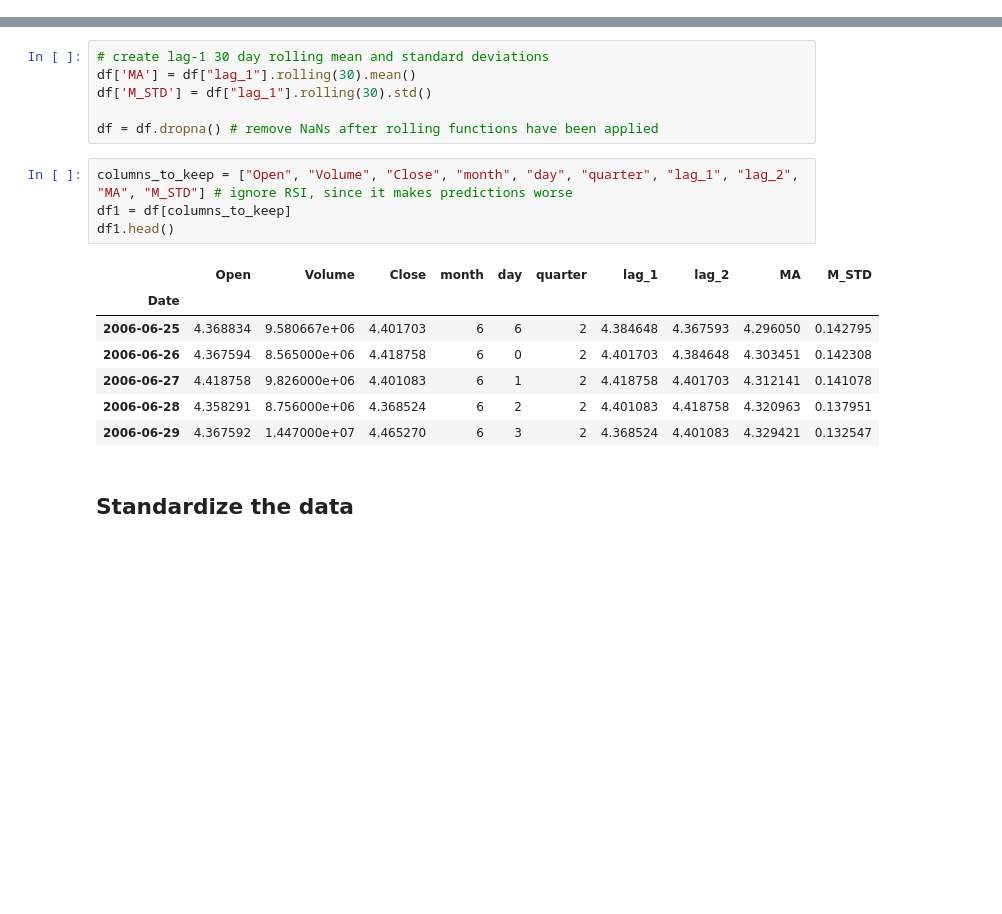
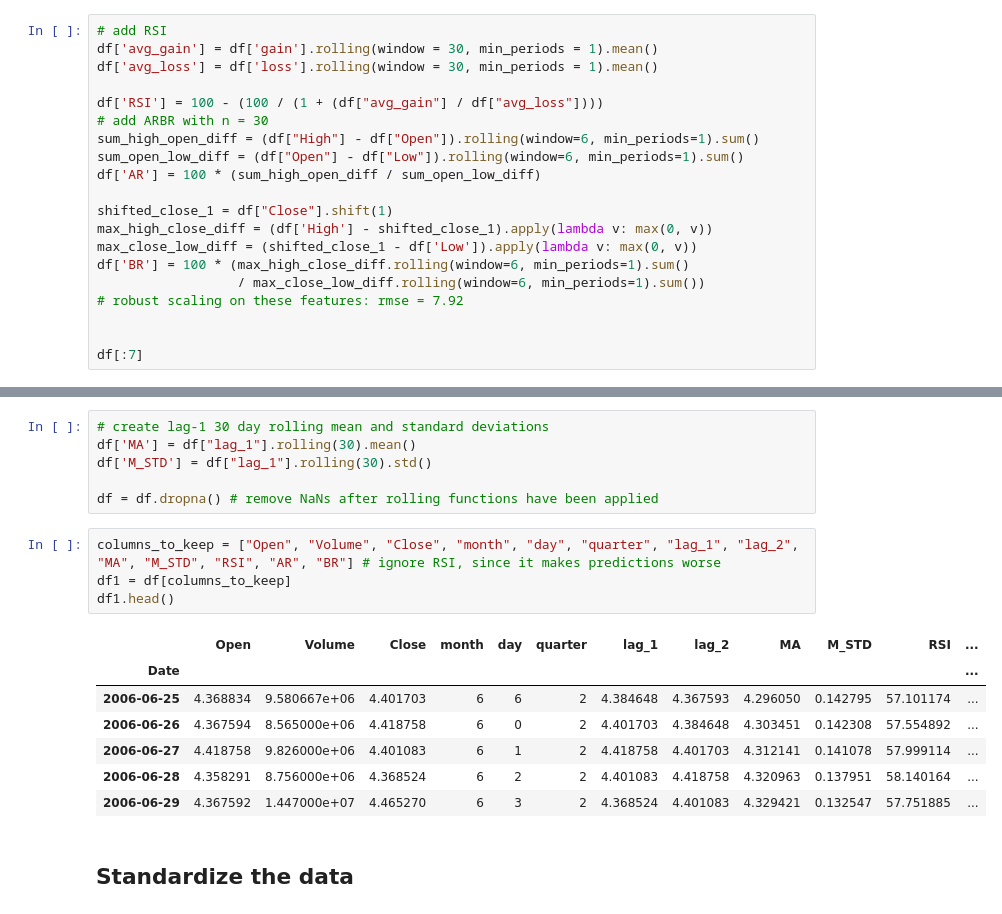
Before and after one commit to yjiahao/time-series-stocks, a Jupyter notebook: XGBoost.ipynb, the cells around one changed output, grey strips where cells are left out. Saved outputs shown, nothing was run; the diff lists cells and outputs as text; blank space fills up the shorter version.

```diff
--- a/XGBoost.ipynb
+++ b/XGBoost.ipynb
@@ -113,3 +111,23 @@ df.head()
 | 2006-05-29 | 4.214332 | 4.225262 | 4.015487 | 4.114793 | 63184500.0 | 0.0 | 0.0 | 5 | 0 | 2 | ... |
 | 2006-05-30 | 4.183400 | 4.184330 | 3.986184 | 4.093164 | 49898000.0 | 0.0 | 0.0 | 5 | 1 | 2 | ... |
 | 2006-05-31 | 4.125723 | 4.219679 | 4.125723 | 4.180608 | 30002000.0 | 0.0 | 0.0 | 5 | 2 | 2 | ... |
+# %%
+# add RSI
+df['avg_gain'] = df['gain'].rolling(window = 30, min_periods = 1).mean()
+df['avg_loss'] = df['loss'].rolling(window = 30, min_periods = 1).mean()
+
+df['RSI'] = 100 - (100 / (1 + (df["avg_gain"] / df["avg_loss"])))
+# add ARBR with n = 30
+sum_high_open_diff = (df["High"] - df["Open"]).rolling(window=6, min_periods=1).sum()
+sum_open_low_diff = (df["Open"] - df["Low"]).rolling(window=6, min_periods=1).sum()
+df['AR'] = 100 * (sum_high_open_diff / sum_open_low_diff)
+
+shifted_close_1 = df["Close"].shift(1)
+max_high_close_diff = (df['High'] - shifted_close_1).apply(lambda v: max(0, v))
+max_close_low_diff = (shifted_close_1 - df['Low']).apply(lambda v: max(0, v))
+df['BR'] = 100 * (max_high_close_diff.rolling(window=6, min_periods=1).sum()
+                  / max_close_low_diff.rolling(window=6, min_periods=1).sum())
+# robust scaling on these features: rmse = 7.92
+
+
+df[:7]
@@ -120,17 +148,17 @@ df['M_STD'] = df["lag_1"].rolling(30).std()
 
 df = df.dropna() # remove NaNs after rolling functions have been applied
 # %%
-columns_to_keep = ["Open", "Volume", "Close", "month", "day", "quarter", "lag_1", "lag_2", "MA", "M_STD"] # ignore RSI, since it makes predictions worse
+columns_to_keep = ["Open", "Volume", "Close", "month", "day", "quarter", "lag_1", "lag_2", "MA", "M_STD", "RSI", "AR", "BR"] # ignore RSI, since it makes predictions worse
 df1 = df[columns_to_keep]
 df1.head()
 # %% [output]
-|  | Open | Volume | Close | month | day | quarter | lag_1 | lag_2 | MA | M_STD |
-| Date |  |  |  |  |  |  |  |  |  |  |
-| 2006-06-25 | 4.368834 | 9.580667e+06 | 4.401703 | 6 | 6 | 2 | 4.384648 | 4.367593 | 4.296050 | 0.142795 |
-| 2006-06-26 | 4.367594 | 8.565000e+06 | 4.418758 | 6 | 0 | 2 | 4.401703 | 4.384648 | 4.303451 | 0.142308 |
-| 2006-06-27 | 4.418758 | 9.826000e+06 | 4.401083 | 6 | 1 | 2 | 4.418758 | 4.401703 | 4.312141 | 0.141078 |
-| 2006-06-28 | 4.358291 | 8.756000e+06 | 4.368524 | 6 | 2 | 2 | 4.401083 | 4.418758 | 4.320963 | 0.137951 |
-| 2006-06-29 | 4.367592 | 1.447000e+07 | 4.465270 | 6 | 3 | 2 | 4.368524 | 4.401083 | 4.329421 | 0.132547 |
+|  | Open | Volume | Close | month | day | quarter | lag_1 | lag_2 | MA | M_STD | RSI | ... |
+| Date |  |  |  |  |  |  |  |  |  |  |  | ... |
+| 2006-06-25 | 4.368834 | 9.580667e+06 | 4.401703 | 6 | 6 | 2 | 4.384648 | 4.367593 | 4.296050 | 0.142795 | 57.101174 | ... |
+| 2006-06-26 | 4.367594 | 8.565000e+06 | 4.418758 | 6 | 0 | 2 | 4.401703 | 4.384648 | 4.303451 | 0.142308 | 57.554892 | ... |
+| 2006-06-27 | 4.418758 | 9.826000e+06 | 4.401083 | 6 | 1 | 2 | 4.418758 | 4.401703 | 4.312141 | 0.141078 | 57.999114 | ... |
+| 2006-06-28 | 4.358291 | 8.756000e+06 | 4.368524 | 6 | 2 | 2 | 4.401083 | 4.418758 | 4.320963 | 0.137951 | 58.140164 | ... |
+| 2006-06-29 | 4.367592 | 1.447000e+07 | 4.465270 | 6 | 3 | 2 | 4.368524 | 4.401083 | 4.329421 | 0.132547 | 57.751885 | ... |
 # %% [markdown]
 ## Standardize the data
 # %%
```
Also changed, not shown: parts of 8 cells of this notebook.
